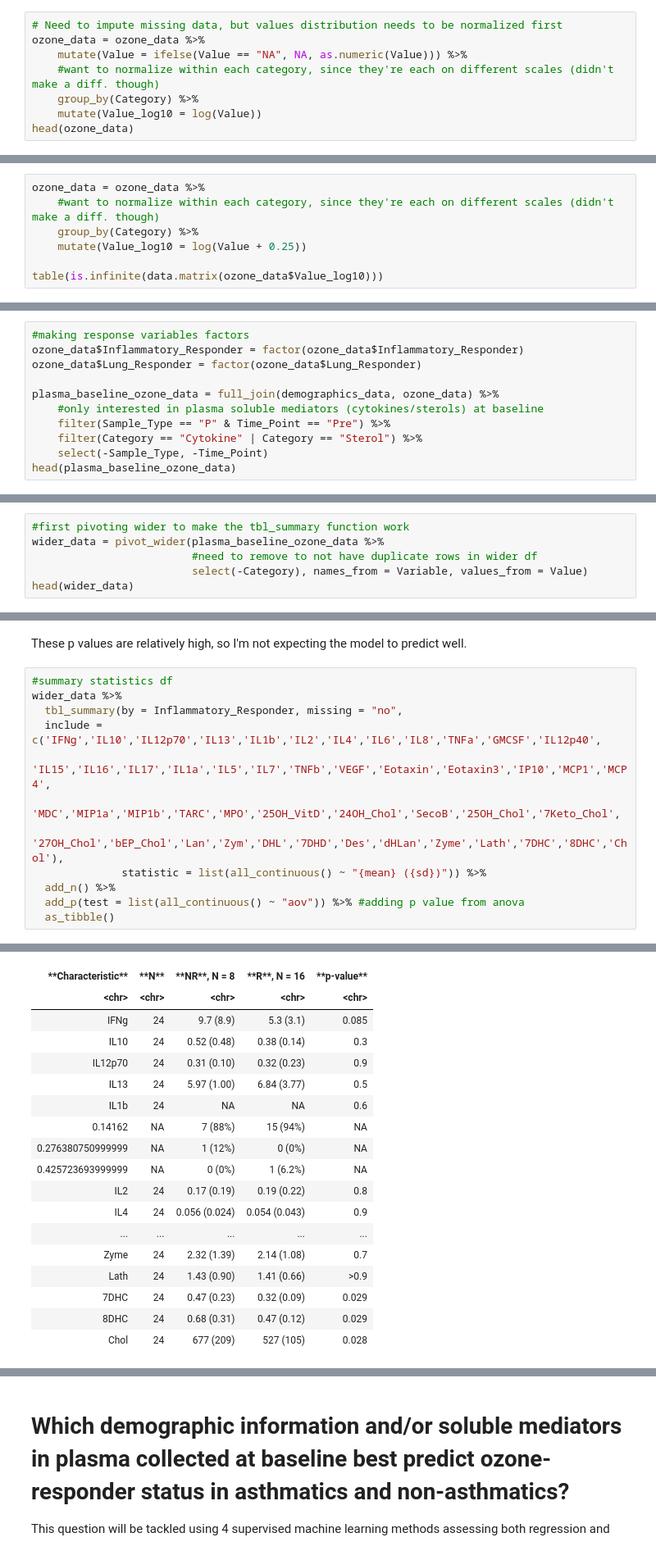
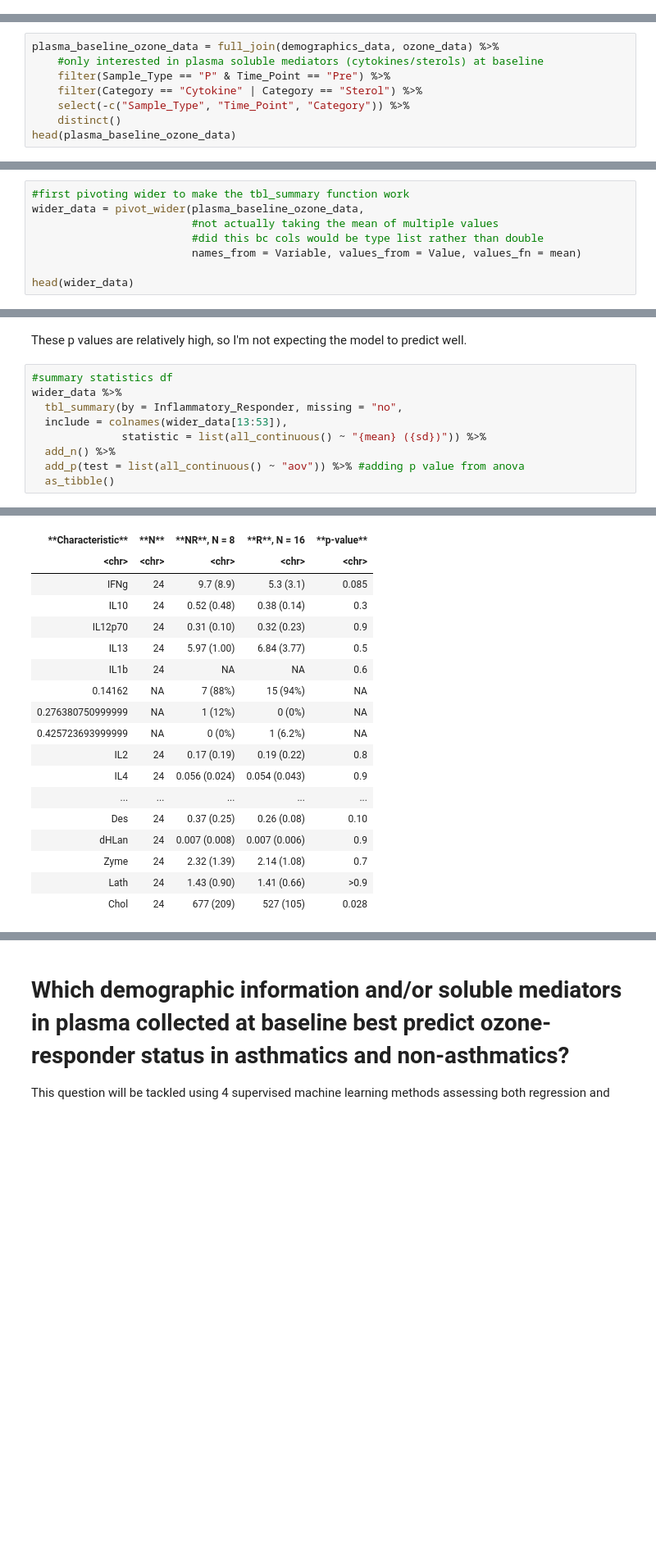
Before and after one commit to UNC-CEMALB/Ozone-exposure-is-associated-with-alterations-in-lung-and-systemic-sterol-profiles-in-healthy-and-as, a Jupyter notebook: Ozone Responder Prediction.ipynb, the cells around one changed output, grey strips where cells are left out. Shown at 82% size. Cells and saved outputs as stored; diff of their text form; blank space fills up the shorter version.

```diff
--- a/Ozone Responder Prediction.ipynb
+++ b/Ozone Responder Prediction.ipynb
@@ -62,8 +45,0 @@ Loaded glmnet 4.1
-# %%
-# Need to impute missing data, but values distribution needs to be normalized first
-ozone_data = ozone_data %>%
-    mutate(Value = ifelse(Value == "NA", NA, as.numeric(Value))) %>%
-    #want to normalize within each category, since they're each on different scales (didn't make a diff. though)
-    group_by(Category) %>%
-    mutate(Value_log10 = log(Value))
-head(ozone_data)
@@ -91,7 +45,0 @@ FALSE  TRUE
-# %%
-ozone_data = ozone_data %>%
-    #want to normalize within each category, since they're each on different scales (didn't make a diff. though)
-    group_by(Category) %>%
-    mutate(Value_log10 = log(Value + 0.25))
-
-table(is.infinite(data.matrix(ozone_data$Value_log10)))
@@ -137,13 +68,10 @@ ERROR: Error: Assigned data `data.to.imp[which(is.na(curr.sample))]` must be com
 # %%
-#making response variables factors
-ozone_data$Inflammatory_Responder = factor(ozone_data$Inflammatory_Responder)
-ozone_data$Lung_Responder = factor(ozone_data$Lung_Responder)
-
 plasma_baseline_ozone_data = full_join(demographics_data, ozone_data) %>%
     #only interested in plasma soluble mediators (cytokines/sterols) at baseline
     filter(Sample_Type == "P" & Time_Point == "Pre") %>%
     filter(Category == "Cytokine" | Category == "Sterol") %>%
-    select(-Sample_Type, -Time_Point)
+    select(-c("Sample_Type", "Time_Point", "Category")) %>%
+    distinct()
 head(plasma_baseline_ozone_data)
 # %% [output]
 Joining, by = c("Original_Subject_No", "Subject_No", "Subject_ID", "Disease_Status")
@@ -160,8 +88,10 @@ A data.frame: 6 × 15
 Seeing if there are statistical differences in predictors stratified by inflammatory or lung status.
 # %%
 #first pivoting wider to make the tbl_summary function work
-wider_data = pivot_wider(plasma_baseline_ozone_data %>%
-                         #need to remove to not have duplicate rows in wider df
-                         select(-Category), names_from = Variable, values_from = Value)
+wider_data = pivot_wider(plasma_baseline_ozone_data,
+                         #not actually taking the mean of multiple values
+                         #did this bc cols would be type list rather than double
+                         names_from = Variable, values_from = Value, values_fn = mean)
+
 head(wider_data)
 # %% [output]
@@ -180,10 +110,7 @@ These p values are relatively high, so I'm not expecting the model to predict we
 #summary statistics df
 wider_data %>%
   tbl_summary(by = Inflammatory_Responder, missing = "no",
-  include = c('IFNg','IL10','IL12p70','IL13','IL1b','IL2','IL4','IL6','IL8','TNFa','GMCSF','IL12p40',
-              'IL15','IL16','IL17','IL1a','IL5','IL7','TNFb','VEGF','Eotaxin','Eotaxin3','IP10','MCP1','MCP4',
-              'MDC','MIP1a','MIP1b','TARC','MPO','25OH_VitD','24OH_Chol','SecoB','25OH_Chol','7Keto_Chol',
-              '27OH_Chol','bEP_Chol','Lan','Zym','DHL','7DHD','Des','dHLan','Zyme','Lath','7DHC','8DHC','Chol'),
+  include = colnames(wider_data[13:53]),
               statistic = list(all_continuous() ~ "{mean} ({sd})")) %>%
   add_n() %>%
   add_p(test = list(all_continuous() ~ "aov")) %>% #adding p value from anova
@@ -193,20 +120,20 @@ A tibble: 51 × 5
 | **Characteristic** | **N** | **NR**, N = 8 | **R**, N = 16 | **p-value** |
 | <chr> | <chr> | <chr> | <chr> | <chr> |
 | IFNg | 24 | 9.7 (8.9) | 5.3 (3.1) | 0.085 |
 | IL10 | 24 | 0.52 (0.48) | 0.38 (0.14) | 0.3 |
 | IL12p70 | 24 | 0.31 (0.10) | 0.32 (0.23) | 0.9 |
 | IL13 | 24 | 5.97 (1.00) | 6.84 (3.77) | 0.5 |
 | IL1b | 24 | NA | NA | 0.6 |
 | 0.14162 | NA | 7 (88%) | 15 (94%) | NA |
 | 0.276380750999999 | NA | 1 (12%) | 0 (0%) | NA |
 | 0.425723693999999 | NA | 0 (0%) | 1 (6.2%) | NA |
 | IL2 | 24 | 0.17 (0.19) | 0.19 (0.22) | 0.8 |
 | IL4 | 24 | 0.056 (0.024) | 0.054 (0.043) | 0.9 |
 | ... | ... | ... | ... | ... |
+| Des | 24 | 0.37 (0.25) | 0.26 (0.08) | 0.10 |
+| dHLan | 24 | 0.007 (0.008) | 0.007 (0.006) | 0.9 |
 | Zyme | 24 | 2.32 (1.39) | 2.14 (1.08) | 0.7 |
 | Lath | 24 | 1.43 (0.90) | 1.41 (0.66) | >0.9 |
-| 7DHC | 24 | 0.47 (0.23) | 0.32 (0.09) | 0.029 |
-| 8DHC | 24 | 0.68 (0.31) | 0.47 (0.12) | 0.029 |
 | Chol | 24 | 677 (209) | 527 (105) | 0.028 |
 # %%
 wider_data %>%
```
Also changed, not shown: parts of 18 cells of this notebook.
